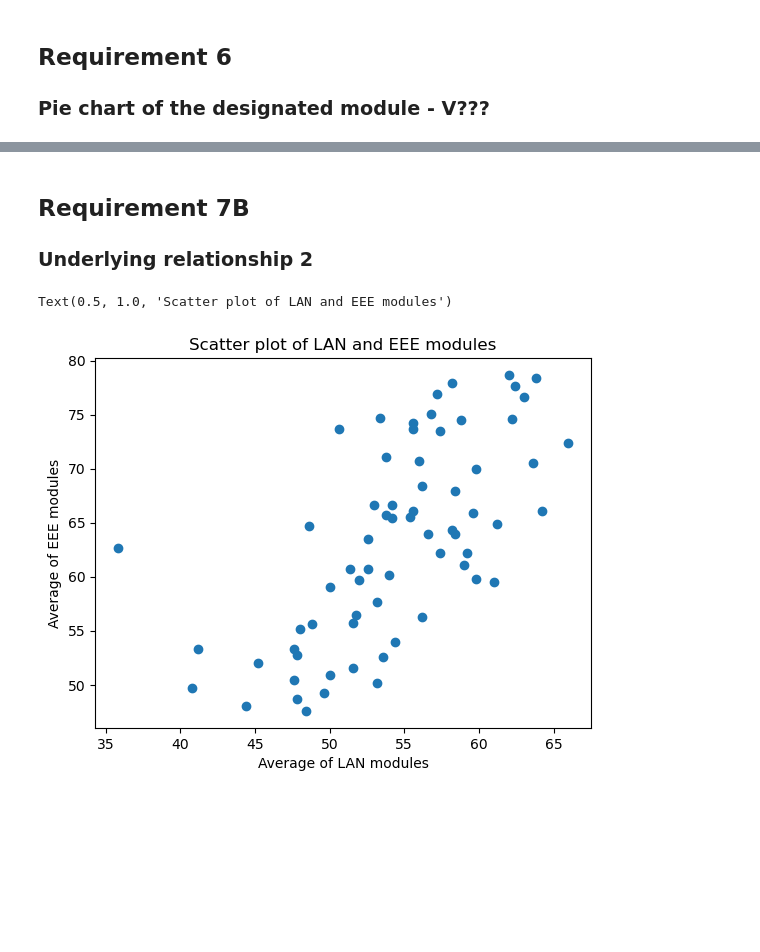
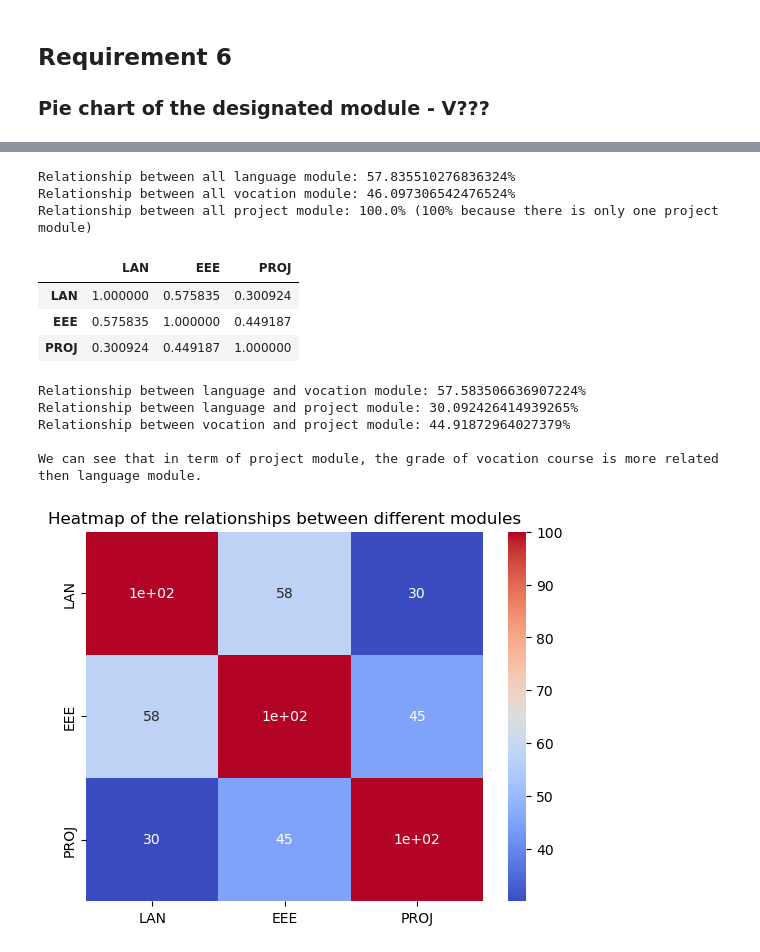
Before and after one commit to wingyeung0317/EEE4463, a Jupyter notebook: BD_Labs_V3/Lab6/YeungWing_MPBD.ipynb, the cells around one changed output, grey strips where cells are left out. Cells and saved outputs as stored; diff of their text form; code cells hidden in the pictures; blank space fills up the shorter version.

```diff
--- a/BD_Labs_V3/Lab6/YeungWing_MPBD.ipynb
+++ b/BD_Labs_V3/Lab6/YeungWing_MPBD.ipynb
@@ -126,19 +198,52 @@ plt.show()
-# %% [markdown]
-## Requirement 7B
-### Underlying relationship 2
 # %%
+all5SemDF_noNaN_stundentIndex = all5SemDF_noNaN.set_index('Student')
+
 # grab all result of module start with letter L
-lDF = all5SemDF.filter(regex='^L')
+lDF = all5SemDF_noNaN_stundentIndex.filter(regex='^L')
 # grab all result of module start with letter V
-vDF = all5SemDF.filter(regex='^V')
-### Use all5semDF to avoid outliner that some students did not complete all the courses
+vDF = all5SemDF_noNaN_stundentIndex.filter(regex='^V')
+# grab all result of module start with letter P
+pDF = all5SemDF_noNaN_stundentIndex.filter(regex='^P')
+### Use all5SemDF_noNaN to avoid outliner that some students did not complete all the courses
 
-
-# underling relationship between them
-plt.scatter(lDF.mean(axis=1),vDF.mean(axis=1))
-plt.xlabel('Average of LAN modules')
-plt.ylabel('Average of EEE modules')
-plt.title('Scatter plot of LAN and EEE modules')
+print(f"Relationship between all language module: {lDF.corr().mean().mean()*100}%")
+print(f"Relationship between all vocation module: {vDF.corr().mean().mean()*100}%")
+print(f"Relationship between all project module: {pDF.corr().mean().mean()*100}% (100% because there is only one project module)")
 # %% [output]
-Text(0.5, 1.0, 'Scatter plot of LAN and EEE modules')
+Relationship between all language module: 57.835510276836324%
+Relationship between all vocation module: 46.097306542476524%
+Relationship between all project module: 100.0% (100% because there is only one project module)
-[figure, removed]
+# %%
+meanDF = pd.DataFrame(lDF.mean(axis=1), columns=['LAN'])
+meanDF = pd.merge(meanDF, pd.DataFrame(vDF.mean(axis=1), columns=['EEE']), on='Student', how='inner')
+meanDF = pd.merge(meanDF, pd.DataFrame(pDF.mean(axis=1), columns=['PROJ']), on='Student', how='inner')
+
+display(meanDF.corr())
+# %% [output]
+|  | LAN | EEE | PROJ |
+| LAN | 1.000000 | 0.575835 | 0.300924 |
+| EEE | 0.575835 | 1.000000 | 0.449187 |
+| PROJ | 0.300924 | 0.449187 | 1.000000 |
+# %%
+lvCorr = meanDF.corr().loc["LAN", "EEE"]
+lpCorr = meanDF.corr().loc["LAN", "PROJ"]
+vpCorr = meanDF.corr().loc["EEE", "PROJ"]
+
+print(f"Relationship between language and vocation module: {lvCorr*100}%")
+print(f"Relationship between language and project module: {lpCorr*100}%")
+print(f"Relationship between vocation and project module: {vpCorr*100}%")
+print("")
+print("We can see that in term of project module, the grade of vocation course is more related then language module.")
+# %% [output]
+Relationship between language and vocation module: 57.583506636907224%
+Relationship between language and project module: 30.092426414939265%
+Relationship between vocation and project module: 44.91872964027379%
+
+We can see that in term of project module, the grade of vocation course is more related then language module.
+# %%
+import seaborn as sns
+sns.heatmap(meanDF.corr()*100, annot=True, cmap='coolwarm')
+plt.title("Heatmap of the relationships between different modules")
+plt.show()
+# %% [output]
+[figure, added]
```
Also changed, not shown: parts of 29 cells of this notebook, 7 other files.
